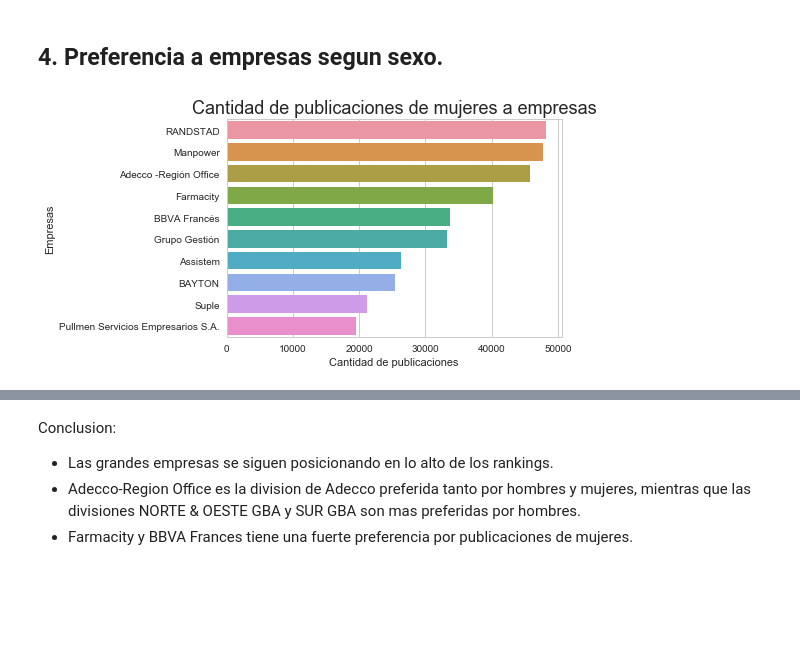
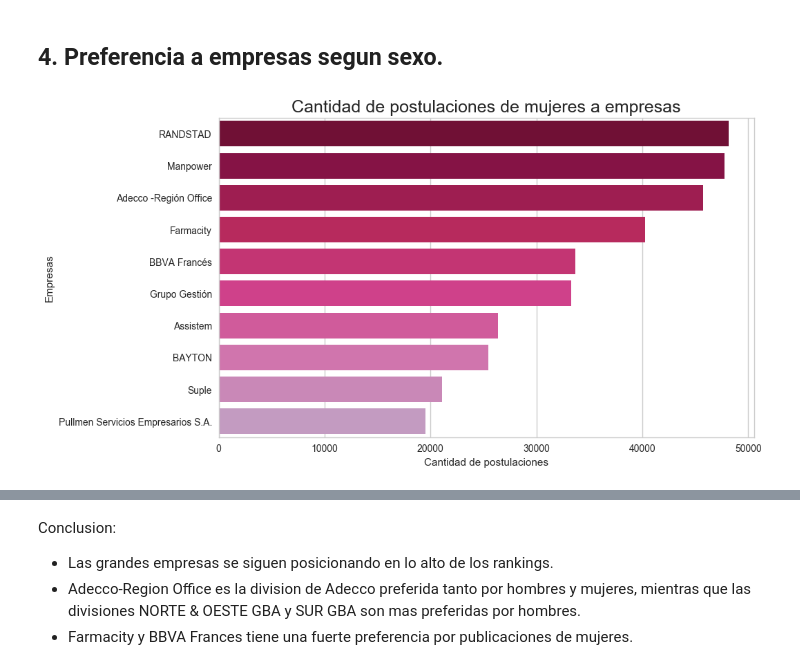
Before and after one commit to GastonMontes/75.06-Datos-TP1, a Jupyter notebook: Notebooks/Estudio_de_empresas.ipynb, the cells around one changed output, grey strips where cells are left out. Drawn from its saved outputs; the diff is of its cells as text; code cells hidden in the pictures; blank space fills up the shorter version.

Commit message:
Victor - Empresas hasta sexo

```diff
--- a/Notebooks/Estudio_de_empresas.ipynb
+++ b/Notebooks/Estudio_de_empresas.ipynb
@@ -407,9 +407,9 @@ df_avisos_detalle_hombres = pd.merge(df_avisos_detalle, df_postulaciones_hombres
 ranking_mujeres = df_avisos_detalle_mujeres['denominacion_empresa'].value_counts().head(10)
 ranking_hombres = df_avisos_detalle_hombres['denominacion_empresa'].value_counts().head(10)
 # %%
-g = sns.barplot(y=ranking_mujeres.index, x=ranking_mujeres.values)
-g.set_title('Cantidad de publicaciones de mujeres a empresas', fontsize=18);
-g.set_xlabel('Cantidad de publicaciones');
+g = sns.barplot(y=ranking_mujeres.index, x=ranking_mujeres.values, palette=sns.color_palette("PuRd_r",15))
+g.set_title('Cantidad de postulaciones de mujeres a empresas', fontsize=18);
+g.set_xlabel('Cantidad de postulaciones');
 g.set_ylabel('Empresas');
 # %% [output]
-[figure, old version]
+[figure, new version]
```
Also changed, not shown: parts of 9 cells of this notebook.
